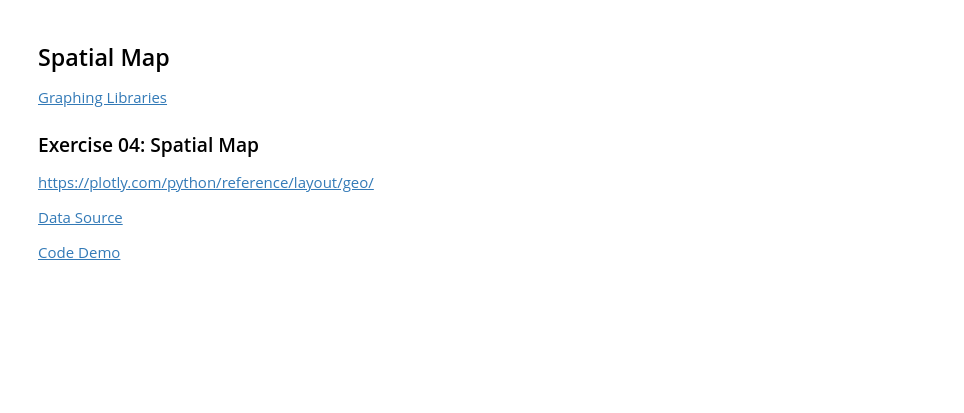
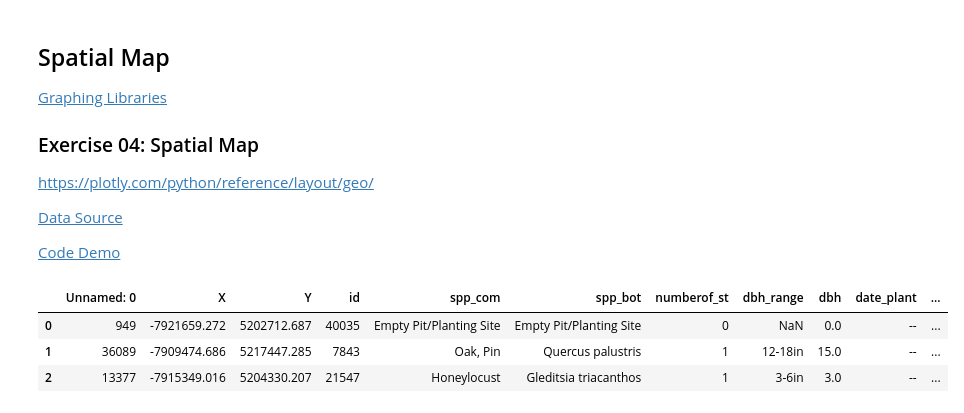
Before and after one commit to gisynw/ssj-302_V1, a Jupyter notebook: docs/Lectures/Week06_visualization/Week06_visualization_student.ipynb, the cells around one changed output. Drawn from its saved outputs; the diff is of its cells as text; code cells hidden in the pictures; blank space fills up the shorter version.

```diff
--- a/docs/Lectures/Week06_visualization/Week06_visualization_student.ipynb
+++ b/docs/Lectures/Week06_visualization/Week06_visualization_student.ipynb
@@ -651,3 +692,11 @@ https://plotly.com/python/reference/layout/geo/
 [Code Demo](https://plotly.com/python/scatter-plots-on-maps/)
 # %%
 import plotly.graph_objects as go
+# %%
+trees = pd.read_csv('./Street_Trees.csv')
+trees.head(3)
+# %% [output]
+|  | Unnamed: 0 | X | Y | id | spp_com | spp_bot | numberof_st | dbh_range | dbh | date_plant | ... |
+| 0 | 949 | -7921659.272 | 5202712.687 | 40035 | Empty Pit/Planting Site | Empty Pit/Planting Site | 0 | NaN | 0.0 | -- | ... |
+| 1 | 36089 | -7909474.686 | 5217447.285 | 7843 | Oak, Pin | Quercus palustris | 1 | 12-18in | 15.0 | -- | ... |
+| 2 | 13377 | -7915349.016 | 5204330.207 | 21547 | Honeylocust | Gleditsia triacanthos | 1 | 3-6in | 3.0 | -- | ... |
```
Also changed, not shown: parts of 11 cells of this notebook, 1 other file.
